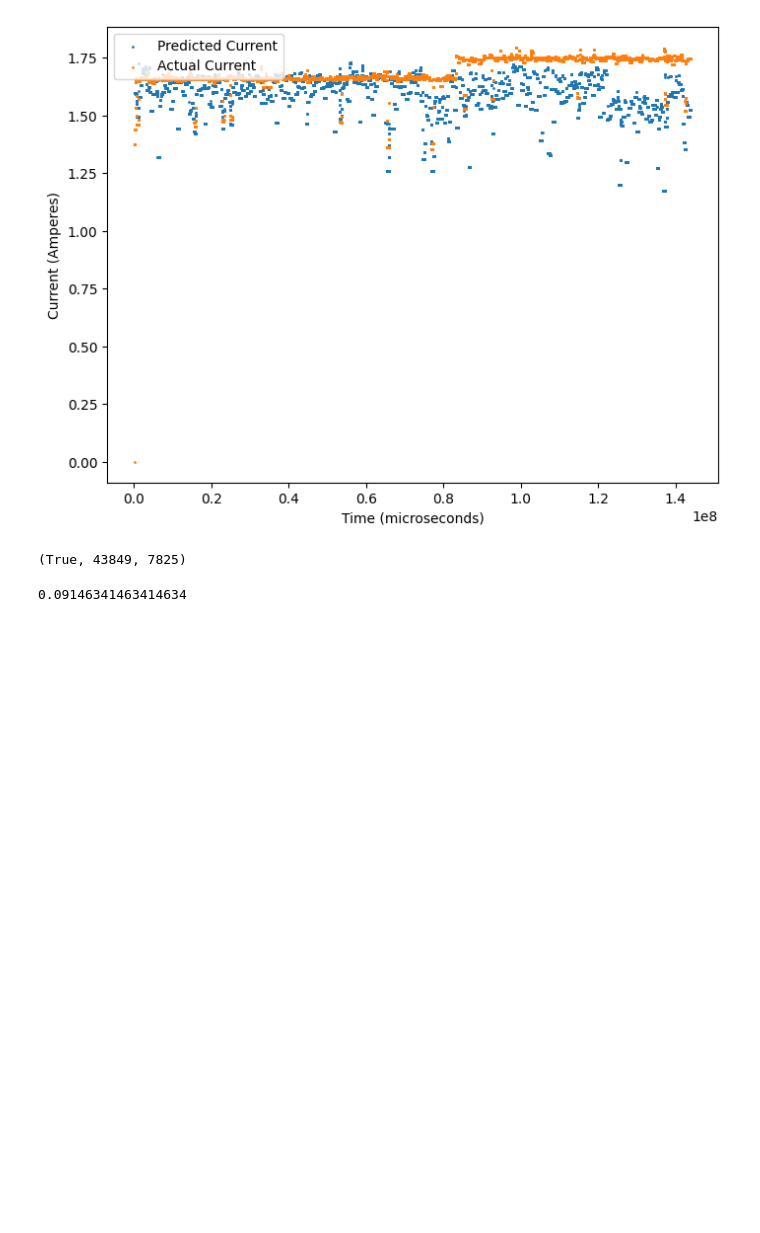
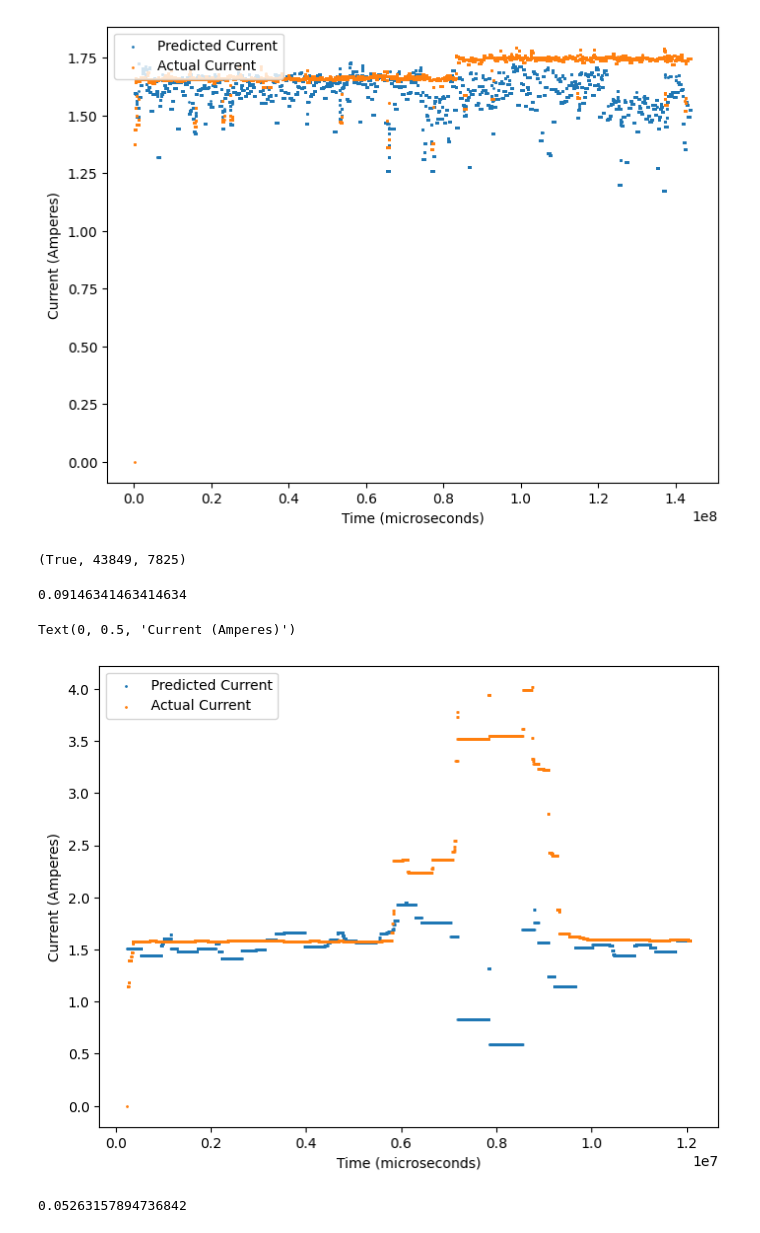
Before and after one commit to radshield/raspi-sel, a Jupyter notebook: analysis/perf_heuristic.ipynb, the cells around one changed output. Saved outputs shown, nothing was run; the diff lists cells and outputs as text; code cells hidden in the pictures; blank space fills up the shorter version.

```diff
--- a/analysis/perf_heuristic.ipynb
+++ b/analysis/perf_heuristic.ipynb
@@ -132,3 +135,41 @@ for i in range(1000, latchup_start, 300):
 len(errs)/len(range(1000, latchup_start, 300))
 # %% [output]
 0.09146341463414634
+# %%
+rick_df = pd.read_csv('../results/disk-rick.csv')
+
+rick_df = preprocess_df(rick_df)
+
+X_test = rick_df[['insns_0_norm', 'insns_1_norm', 'insns_2_norm', 'insns_3_norm',
+                     'bus_cycles_0_norm', 'bus_cycles_1_norm', 'bus_cycles_2_norm', 'bus_cycles_3_norm',
+                     'br_miss_rate_0', 'br_miss_rate_1', 'br_miss_rate_2', 'br_miss_rate_3',
+                     'rd_ios_norm','wr_ios_norm',
+                     'freq_0', 'freq_1', 'freq_2', 'freq_3',
+                     'cache_hit_rate_0', 'cache_hit_rate_1', 'cache_hit_rate_2', 'cache_hit_rate_3']]
+Y_test = rick_df['curr_filt']
+rick_df['curr_pred'] = model.predict(X_test)
+
+rick_df['curr_pred_min'] = rick_df['curr_pred'].rolling(window=k, center=True, min_periods=1).min()
+rick_df.reset_index(drop=True, inplace=True)
+# %%
+fig = plt.figure(figsize=(8, 6))
+ax = plt.gca()
+
+plt.scatter(rick_df['time'], rick_df['curr_pred_min'], label='predicted', s=1)
+plt.scatter(rick_df['time'], rick_df['curr_filt'], label='actual', s=1)
+plt.legend(['Predicted Current', 'Actual Current'], loc='upper left')
+ax.set_xlabel("Time (microseconds)")
+ax.set_ylabel("Current (Amperes)")
+# %% [output]
+Text(0, 0.5, 'Current (Amperes)')
+[figure, added]
+# %%
+errs = []
+for i in range(150, len(rick_df), 300):
+    is_latchup, over_count, under_count = detect_latchup(rick_df, i)
+    if is_latchup:
+        errs.append((i, over_count, under_count))
+
+len(errs)/len(range(1000, len(rick_df), 300))
+# %% [output]
+0.05263157894736842
```
Also changed, not shown: parts of 3 cells of this notebook, 1 other file.
